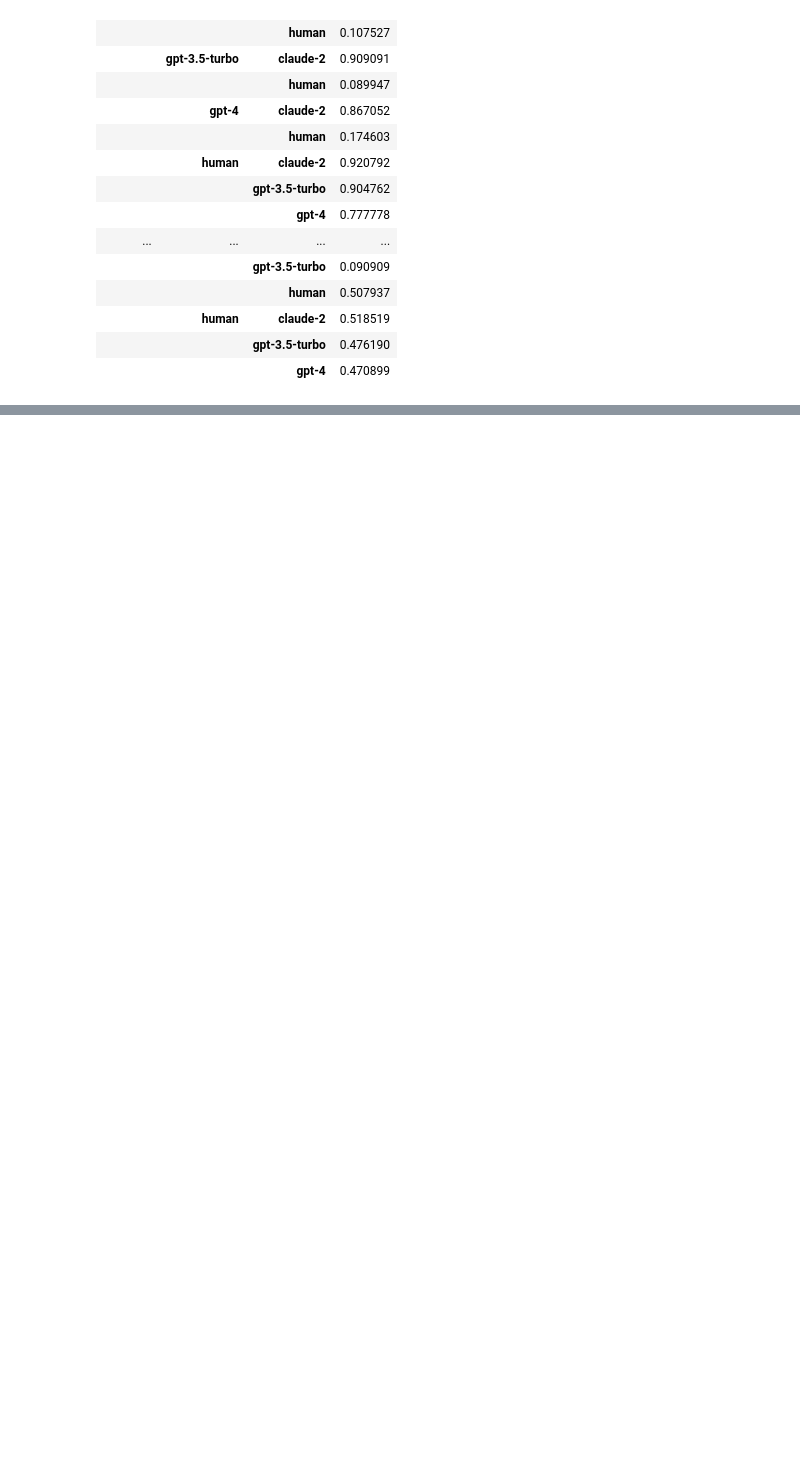
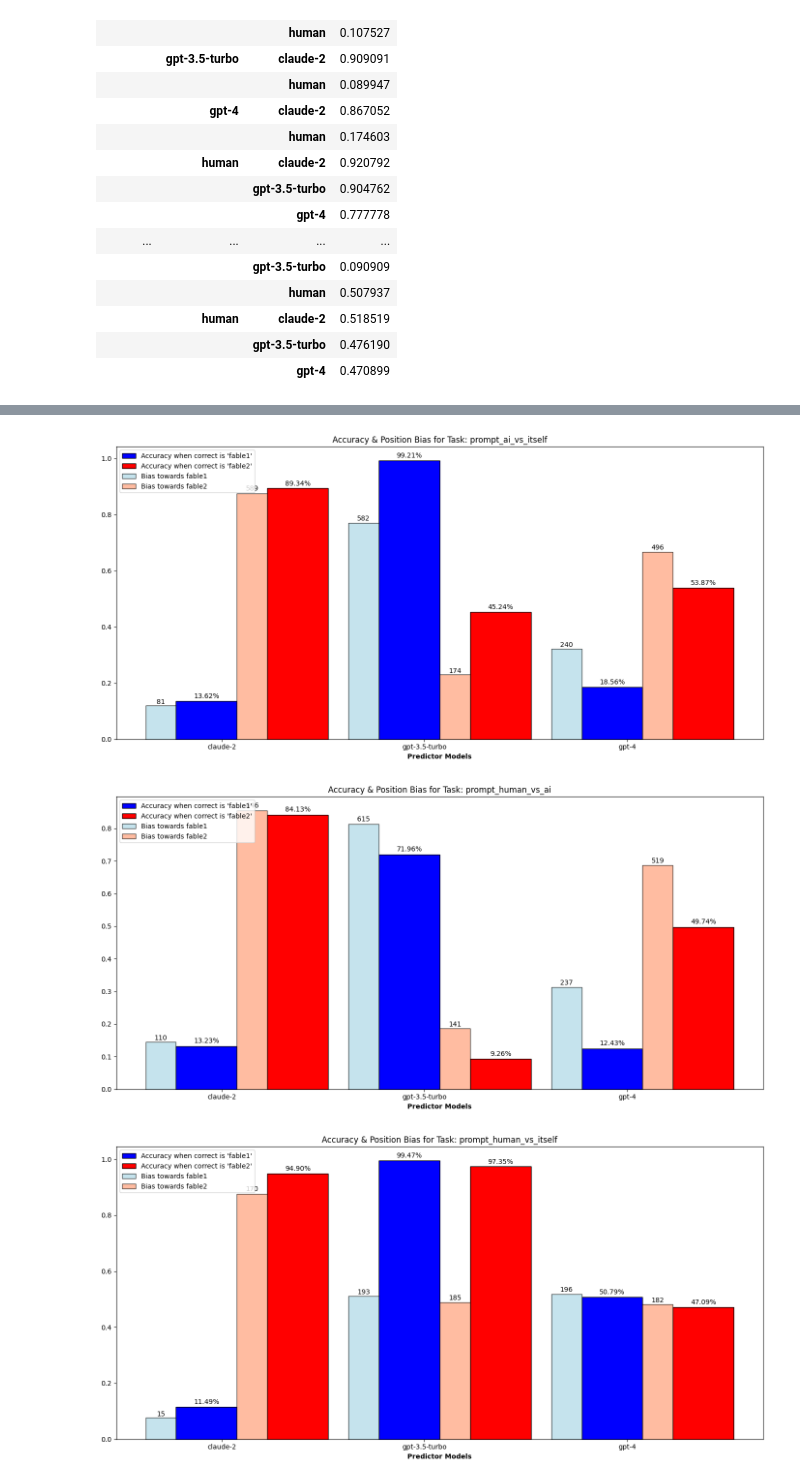
Before and after one commit to qfeuilla/TuringMirror, a Jupyter notebook: explore_data.ipynb, the cells around one changed output, grey strips where cells are left out. Cells and saved outputs as stored; diff of their text form; code cells hidden in the pictures; blank space fills up the shorter version.

```diff
--- a/explore_data.ipynb
+++ b/explore_data.ipynb
@@ -172,0 +176,69 @@ for task in accuracy_data['prompt_fun'].unique():
+# %%
+position_bias = data.groupby(["predictor", "prompt_fun"])["prediction"].value_counts(normalize=True).reset_index(name="proportion")
+sample_sizes = data.groupby(["predictor", "prompt_fun"])["prediction"].value_counts().reset_index(name="count")
+accuracy_data = data.groupby(['predictor', 'prompt_fun', 'correct_prediction']).correct.mean().reset_index()
+
+tasks = position_bias['prompt_fun'].unique()
+bar_width = 0.3
+
+for task in tasks:
+    plt.figure(figsize=(14, 7))
+
+    # Accuracy Data Preparation
+    sub_data_accuracy = accuracy_data[accuracy_data['prompt_fun'] == task]
+    models = sub_data_accuracy['predictor'].unique()
+    r = np.arange(len(models))
+    bars1_accuracy, bars2_accuracy = [], []
+
+    for model in models:
+        model_data = sub_data_accuracy[sub_data_accuracy['predictor'] == model]
+        bars1_accuracy.append(model_data[model_data['correct_prediction'] == 'fable1']['correct'].values[0] if 'fable1' in model_data['correct_prediction'].values else 0)
+        bars2_accuracy.append(model_data[model_data['correct_prediction'] == 'fable2']['correct'].values[0] if 'fable2' in model_data['correct_prediction'].values else 0)
+
+    plt.bar(r - 0.25*bar_width, bars1_accuracy, width=bar_width, color='blue', edgecolor='black', label="Accuracy when correct is 'fable1'")
+    plt.bar(r + 1.25*bar_width, bars2_accuracy, width=bar_width, color='red', edgecolor='black', label="Accuracy when correct is 'fable2'")
+
+    # Labels for accuracy percentages
+    for i, bar in enumerate(bars1_accuracy):
+        plt.text(r[i] - 0.25*bar_width, bar + 0.01, f"{bar:.2%}", ha='center')
+    for i, bar in enumerate(bars2_accuracy):
+        plt.text(r[i] + 1.25*bar_width, bar + 0.01, f"{bar:.2%}", ha='center')
+
+    # Position Bias Data Preparation
+    sub_data_bias = position_bias[position_bias['prompt_fun'] == task]
+    sub_data_count = sample_sizes[sample_sizes['prompt_fun'] == task]
+
+    bars1_bias, bars2_bias, counts1, counts2 = [], [], [], []
+    for model in models:
+        model_data = sub_data_bias[sub_data_bias['predictor'] == model]
+        model_data_count = sub_data_count[sub_data_count['predictor'] == model]
+
+        bars1_bias.append(model_data[model_data['prediction'] == 'fable1']['proportion'].values[0] if 'fable1' in model_data['prediction'].values else 0)
+        bars2_bias.append(model_data[model_data['prediction'] == 'fable2']['proportion'].values[0] if 'fable2' in model_data['prediction'].values else 0)
+
+        counts1.append(model_data_count[model_data_count['prediction'] == 'fable1']['count'].values[0] if 'fable1' in model_data_count['prediction'].values else 0)
+        counts2.append(model_data_count[model_data_count['prediction'] == 'fable2']['count'].values[0] if 'fable2' in model_data_count['prediction'].values else 0)
+
+    bar1_bias = plt.bar(r - 1*bar_width, bars1_bias, width=bar_width / 2, color='lightblue', edgecolor='black', alpha=0.7, label="Bias towards fable1")
+    bar2_bias = plt.bar(r + 0.5*bar_width, bars2_bias, width=bar_width / 2, color='lightsalmon', edgecolor='black', alpha=0.7, label="Bias towards fable2")
+
+    # Labels for sample sizes on bias bars
+    for idx, rect in enumerate(bar1_bias):
+        height = rect.get_height()
+        plt.text(rect.get_x() + rect.get_width()/2., 1.005*height, f"{counts1[idx]}", ha='center', va='bottom')
+
+    for idx, rect in enumerate(bar2_bias):
+        height = rect.get_height()
+        plt.text(rect.get_x() + rect.get_width()/2., 1.005*height, f"{counts2[idx]}", ha='center', va='bottom')
+
+    plt.xlabel('Predictor Models', fontweight='bold')
+    plt.xticks(r, models)
+    plt.title(f"Accuracy & Position Bias for Task: {task}")
+    plt.legend(loc='upper left')
+
+    plt.tight_layout()
+    plt.show()
+# %% [output]
+[figure, added]
+[figure, added]
+[figure, added]
```
Also changed, not shown: parts of 4 cells of this notebook.
